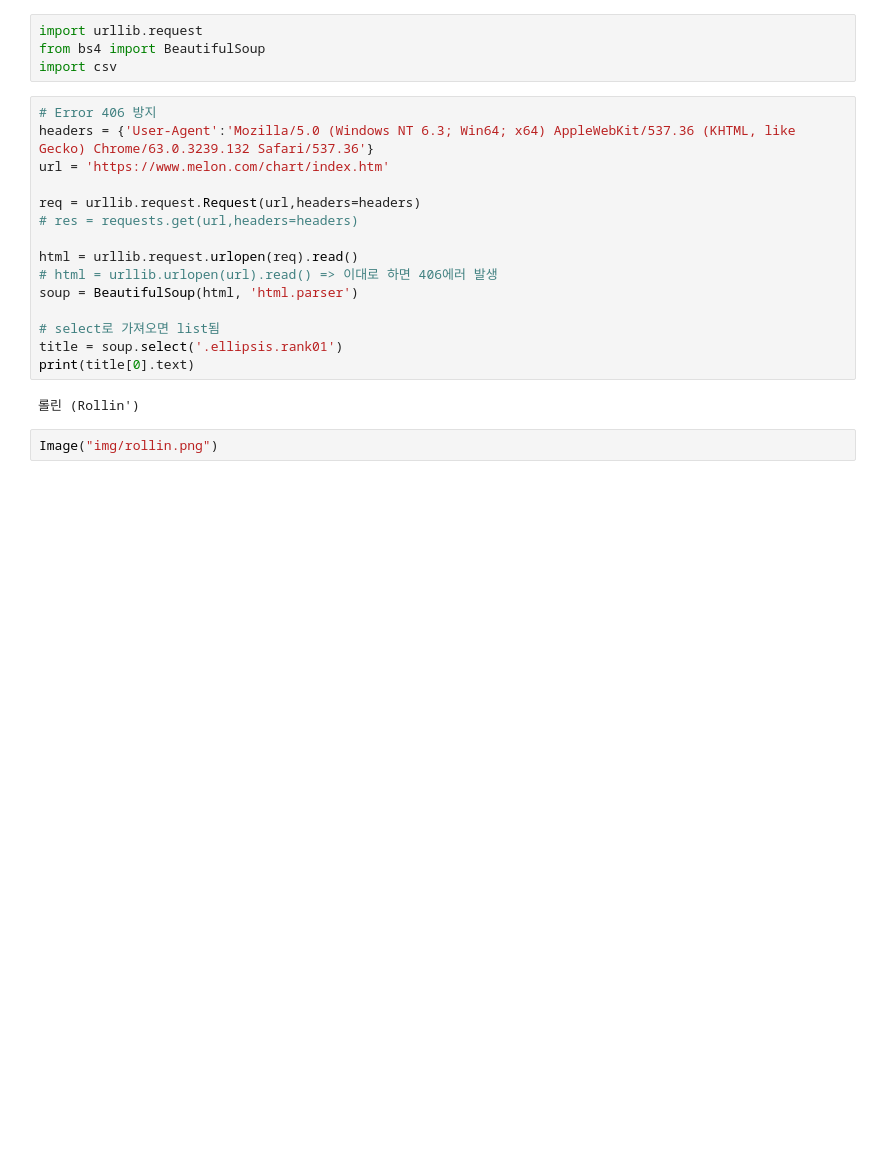
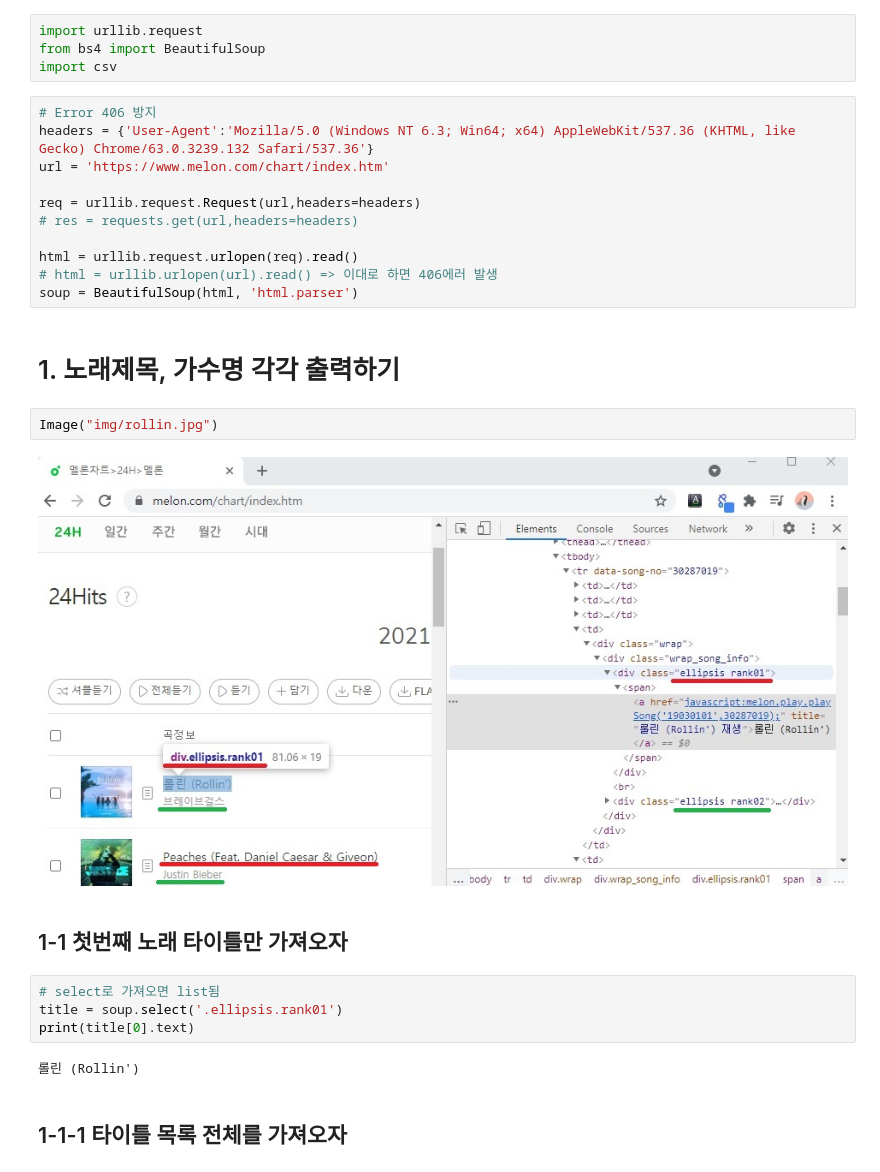
Before and after one commit to LEEJUNB/20210314_DataCrawling, a Jupyter notebook: BeautifulSoup/ETC/melon2.ipynb, the cells around one changed output. Saved outputs shown, nothing was run; the diff lists cells and outputs as text; blank space fills up the shorter version.

Commit message:
title

```diff
--- a/BeautifulSoup/ETC/melon2.ipynb
+++ b/BeautifulSoup/ETC/melon2.ipynb
@@ -17,11 +17,19 @@ req = urllib.request.Request(url,headers=headers)
 html = urllib.request.urlopen(req).read()
 # html = urllib.urlopen(url).read() => 이대로 하면 406에러 발생
 soup = BeautifulSoup(html, 'html.parser')
-
-# select로 가져오면 list됨
-title = soup.select('.ellipsis.rank01')
-print(title[0].text)
-# %% [output]
-롤린 (Rollin')
+# %% [markdown]
+# 1. 노래제목, 가수명 각각 출력하기
 # %%
-Image("img/rollin.png")
+Image("img/rollin.jpg")
+# %% [output]
+[figure, added]
+# %% [markdown]
+## 1-1 첫번째 노래 타이틀만 가져오자
+# %%
+# select로 가져오면 list됨
+title = soup.select('.ellipsis.rank01')
+print(title[0].text)
+# %% [output]
+롤린 (Rollin')
+# %% [markdown]
+## 1-1-1 타이틀 목록 전체를 가져오자
```
Also changed, not shown: parts of 8 cells of this notebook, 1 other file.
